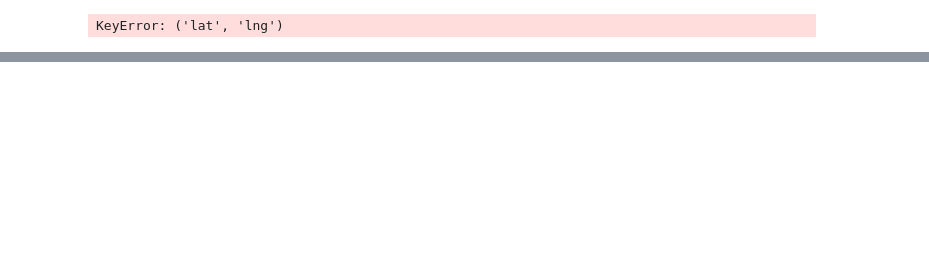
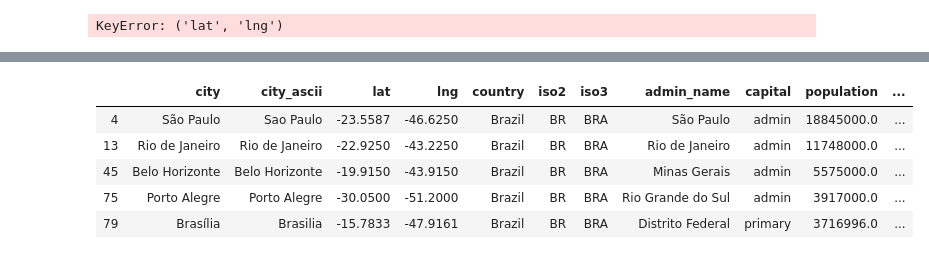
Before and after one commit to allenj813/DS-SYD-PT-24FEB, a Jupyter notebook: Projects/Fun Project - Ideal Location for Amazon Warehouse.ipynb, the cells around one changed output, grey strips where cells are left out. Cells and saved outputs as stored; diff of their text form; code cells hidden in the pictures; blank space fills up the shorter version.

```diff
--- a/Projects/Fun Project - Ideal Location for Amazon Warehouse.ipynb
+++ b/Projects/Fun Project - Ideal Location for Amazon Warehouse.ipynb
@@ -217,0 +358,10 @@ KeyError: ('lat', 'lng')
+# %%
+brazil = data[data.country.isin(['Brazil'])]
+brazil.head()
+# %% [output]
+|  | city | city_ascii | lat | lng | country | iso2 | iso3 | admin_name | capital | population | ... |
+| 4 | São Paulo | Sao Paulo | -23.5587 | -46.6250 | Brazil | BR | BRA | São Paulo | admin | 18845000.0 | ... |
+| 13 | Rio de Janeiro | Rio de Janeiro | -22.9250 | -43.2250 | Brazil | BR | BRA | Rio de Janeiro | admin | 11748000.0 | ... |
+| 45 | Belo Horizonte | Belo Horizonte | -19.9150 | -43.9150 | Brazil | BR | BRA | Minas Gerais | admin | 5575000.0 | ... |
+| 75 | Porto Alegre | Porto Alegre | -30.0500 | -51.2000 | Brazil | BR | BRA | Rio Grande do Sul | admin | 3917000.0 | ... |
+| 79 | Brasília | Brasilia | -15.7833 | -47.9161 | Brazil | BR | BRA | Distrito Federal | primary | 3716996.0 | ... |
```
Also changed, not shown: parts of 20 cells of this notebook, 1 other file.
